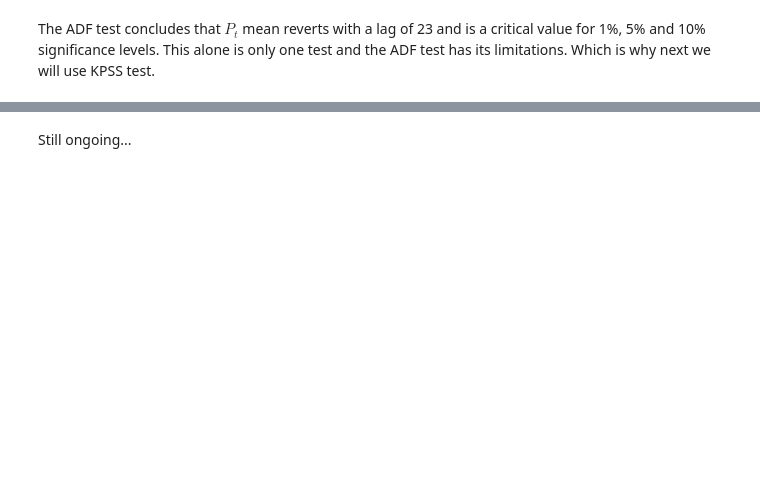
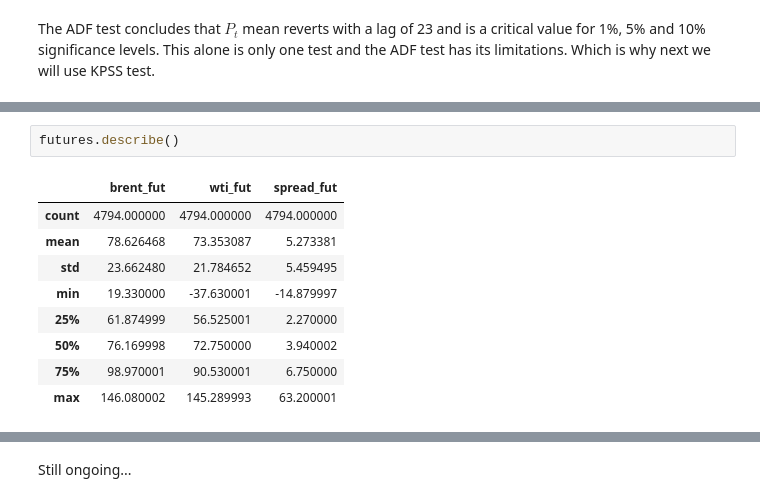
Before and after one commit to Seamuscs/Brent-and-WTI-spread-analysis, a Jupyter notebook: Part_II_Statistical_Analysis.ipynb, the cells around one changed output, grey strips where cells are left out. Drawn from its saved outputs; the diff is of its cells as text; blank space fills up the shorter version.

```diff
--- a/Part_II_Statistical_Analysis.ipynb
+++ b/Part_II_Statistical_Analysis.ipynb
@@ -126,0 +178,12 @@ kpss(futures["spread_fut"])
+# %%
+futures.describe()
+# %% [output]
+|  | brent_fut | wti_fut | spread_fut |
+| count | 4794.000000 | 4794.000000 | 4794.000000 |
+| mean | 78.626468 | 73.353087 | 5.273381 |
+| std | 23.662480 | 21.784652 | 5.459495 |
+| min | 19.330000 | -37.630001 | -14.879997 |
+| 25% | 61.874999 | 56.525001 | 2.270000 |
+| 50% | 76.169998 | 72.750000 | 3.940002 |
+| 75% | 98.970001 | 90.530001 | 6.750000 |
+| max | 146.080002 | 145.289993 | 63.200001 |
```
Also changed, not shown: parts of 13 cells of this notebook.
